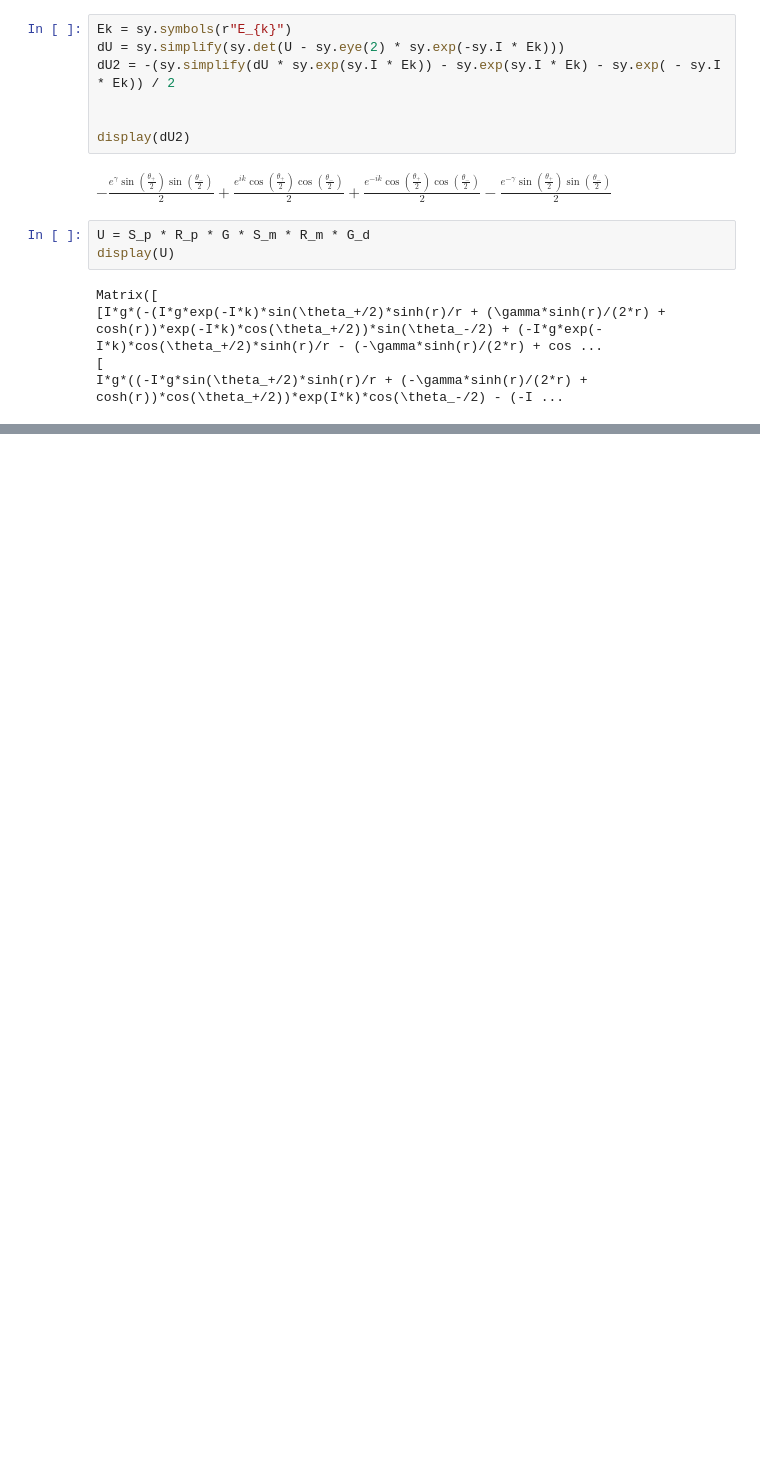
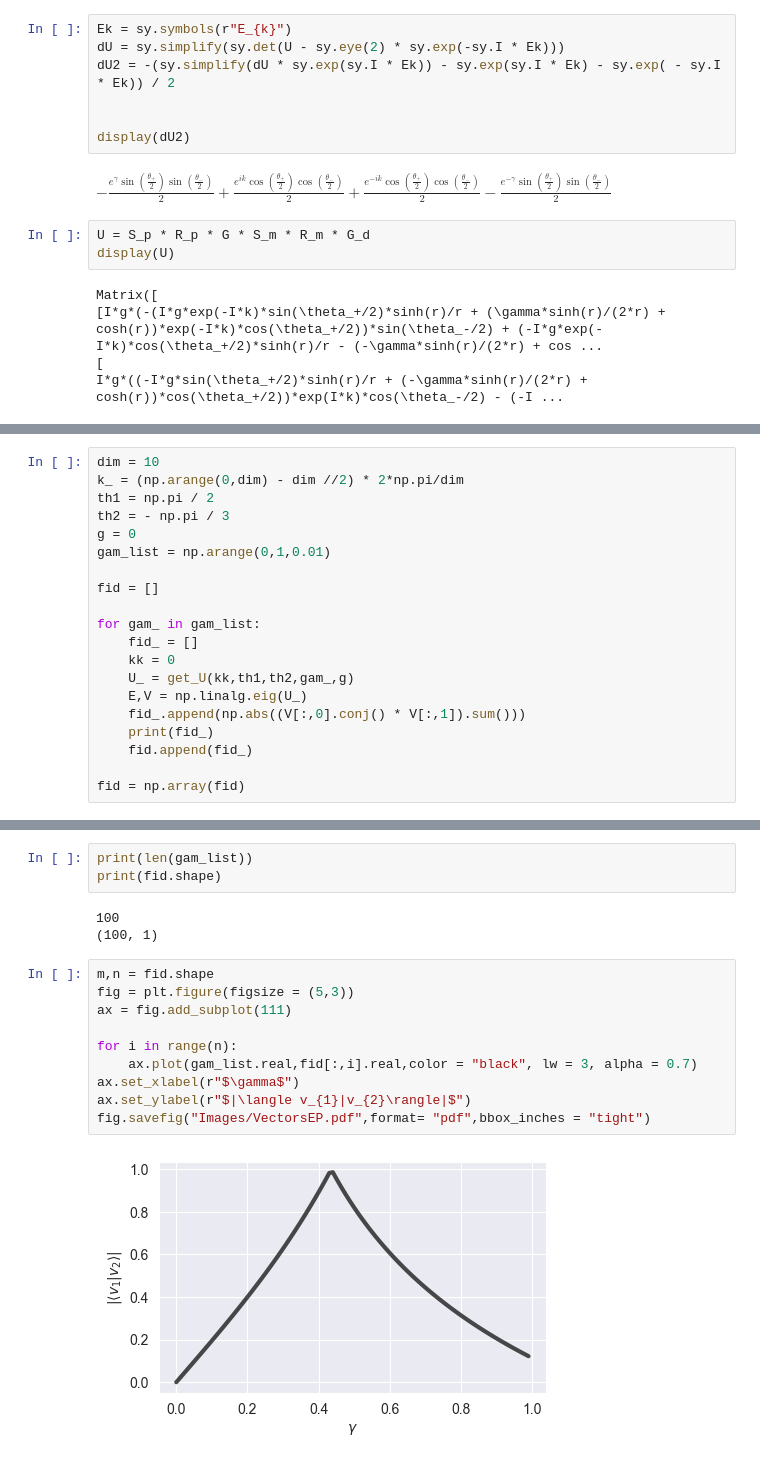
Before and after one commit to JedrekSt/M_thesis, a Jupyter notebook: Results/nonHermitian.ipynb, the cells around one changed output, grey strips where cells are left out. Drawn from its saved outputs; the diff is of its cells as text; blank space fills up the shorter version.

```diff
--- a/Results/nonHermitian.ipynb
+++ b/Results/nonHermitian.ipynb
@@ -197,0 +260,20 @@ plt.show()
+# %%
+dim = 10
+k_ = (np.arange(0,dim) - dim //2) * 2*np.pi/dim
+th1 = np.pi / 2
+th2 = - np.pi / 3
+g = 0
+gam_list = np.arange(0,1,0.01)
+
+fid = []
+
+for gam_ in gam_list:
+    fid_ = []
+    kk = 0
+    U_ = get_U(kk,th1,th2,gam_,g)
+    E,V = np.linalg.eig(U_)
+    fid_.append(np.abs((V[:,0].conj() * V[:,1]).sum()))
+    print(fid_)
+    fid.append(fid_)
+
+fid = np.array(fid)
@@ -197,0 +298,18 @@ plt.show()
+# %%
+print(len(gam_list))
+print(fid.shape)
+# %% [output]
+100
+(100, 1)
+# %%
+m,n = fid.shape
+fig = plt.figure(figsize = (5,3))
+ax = fig.add_subplot(111)
+
+for i in range(n):
+    ax.plot(gam_list.real,fid[:,i].real,color = "black", lw = 3, alpha = 0.7)
+ax.set_xlabel(r"$\gamma$")
+ax.set_ylabel(r"$|\langle v_{1}|v_{2}\rangle|$")
+fig.savefig("Images/VectorsEP.pdf",format= "pdf",bbox_inches = "tight")
+# %% [output]
+[figure, added]
```
Also changed, not shown: parts of 6 cells of this notebook, 12 other files.
